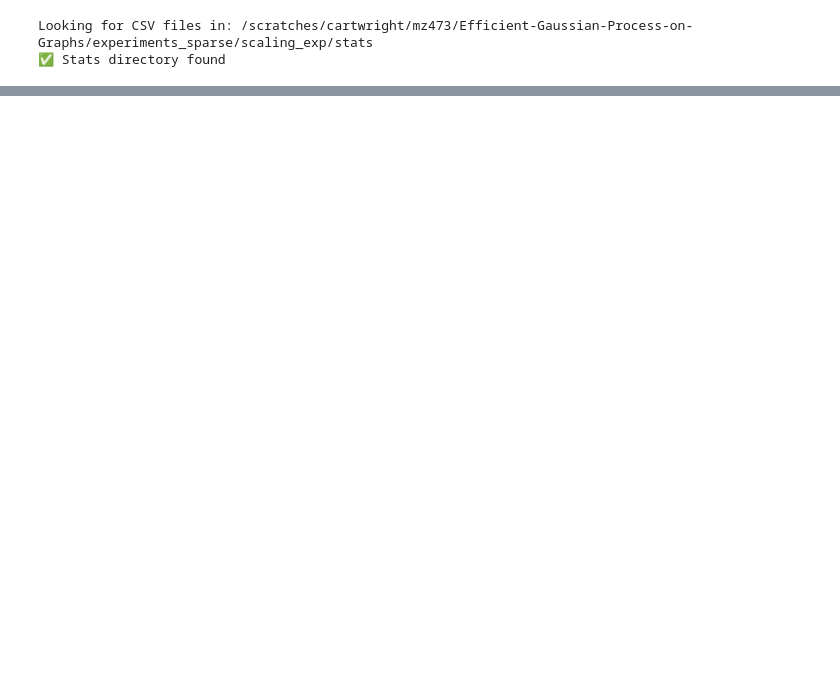
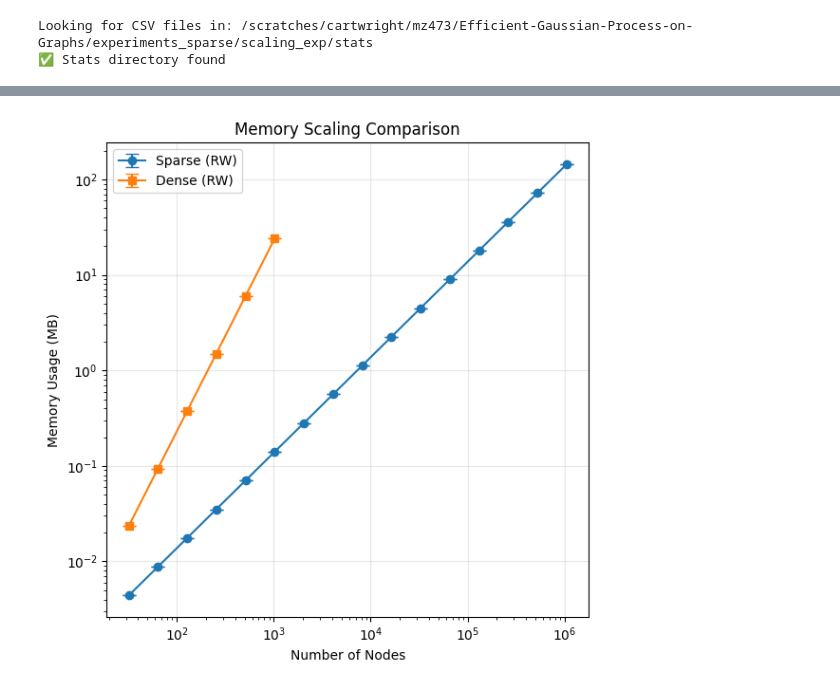
Before and after one commit to MatthewZhang473/Efficient-Gaussian-Process-on-Graphs, a Jupyter notebook: experiments_sparse/scaling_exp/csv_to_json_converter.ipynb, the cells around one changed output, grey strips where cells are left out. Saved outputs shown, nothing was run; the diff lists cells and outputs as text; code cells hidden in the pictures; blank space fills up the shorter version.

Commit message:
visualizations + cleanup

```diff
--- a/experiments_sparse/scaling_exp/csv_to_json_converter.ipynb
+++ b/experiments_sparse/scaling_exp/csv_to_json_converter.ipynb
@@ -9,6 +9,13 @@ import os
 import glob
 import re
 from datetime import datetime
+
+# Configuration - specify files to process or leave empty to use latest
+SPECIFIC_FILES = {
+    'rw_sampling': 'rw_sampling_stats_20250810_020458.csv',
+    'sparse_gp': 'sparse_gp_scaling_stats_20250810_024906.csv',
+    'dense_gp': 'dense_gp_scaling_stats_20250810_025004.csv'
+}
 
 # Set up paths
 stats_dir = os.path.join(os.getcwd(), 'stats')
@@ -328,0 +312,27 @@ df_sparse_gp[-20:]
+# %%
+# 1. Memory scaling curve (object size, log-log)
+plt.figure(figsize=(6, 6))
+
+# Use sparse_size_mb and dense_size_mb from RW data, or sparse_dense_equiv_mb
+if len(df_rw) > 0 and 'n_nodes' in df_rw.columns:
+    if 'sparse_size_mb' in df_rw.columns:
+        sparse_grouped = df_rw.groupby('n_nodes')['sparse_size_mb'].agg(['mean', 'std']).reset_index()
+        plt.errorbar(sparse_grouped['n_nodes'], sparse_grouped['mean'],
+                    yerr=2*sparse_grouped['std'], label='Sparse (RW)', marker='o', capsize=5)
+
+    if 'dense_size_mb' in df_rw.columns:
+        dense_grouped = df_rw.groupby('n_nodes')['dense_size_mb'].agg(['mean', 'std']).reset_index()
+        plt.errorbar(dense_grouped['n_nodes'], dense_grouped['mean'],
+                    yerr=2*dense_grouped['std'], label='Dense (RW)', marker='s', capsize=5)
+
+plt.xscale('log')
+plt.yscale('log')
+plt.xlabel('Number of Nodes')
+plt.ylabel('Memory Usage (MB)')
+plt.title('Memory Scaling Comparison')
+plt.legend()
+plt.grid(True, alpha=0.3)
+plt.tight_layout()
+plt.show()
+# %% [output]
+[figure, added]
```
Also changed, not shown: parts of 15 cells of this notebook, 8 other files.
